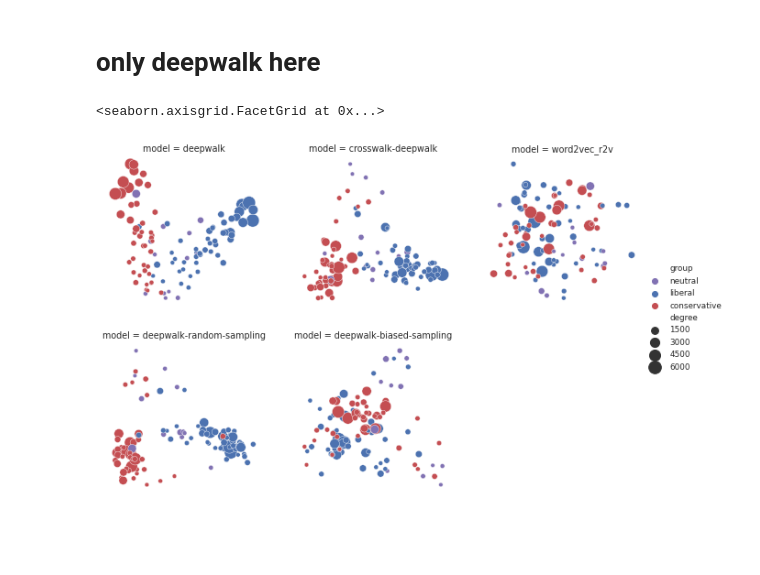
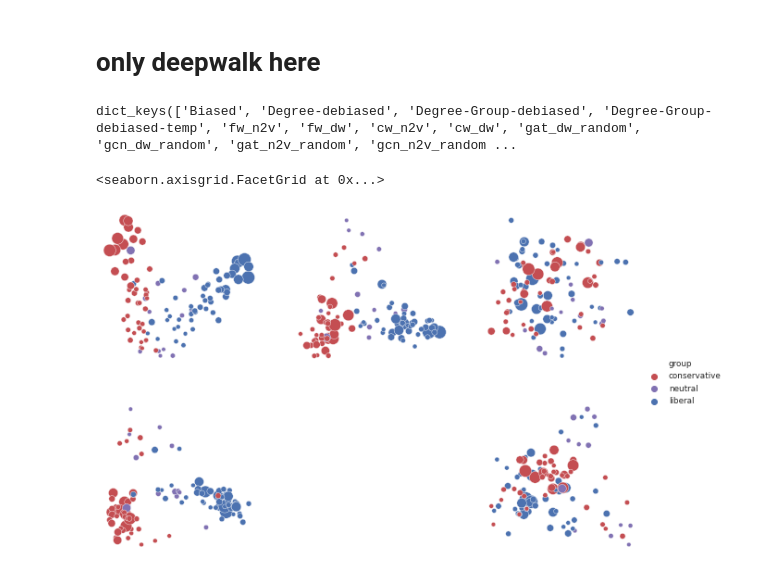
Before and after one commit to thunderock/residual2vec_, a Jupyter notebook: notebooks/PLOTS/demonstration.ipynb, the cells around one changed output. Cells and saved outputs as stored; diff of their text form; code cells hidden in the pictures; blank space fills up the shorter version.

Commit message:
need to update manu

```diff
--- a/notebooks/PLOTS/demonstration.ipynb
+++ b/notebooks/PLOTS/demonstration.ipynb
@@ -83,13 +83,17 @@ Extracting /tmp/ashutiwa/polbooks.zip
 [figure]
 # %% [markdown]
 # only deepwalk here
+# %%
+embs.keys()
+# %% [output]
+dict_keys(['Biased', 'Degree-debiased', 'Degree-Group-debiased', 'Degree-Group-debiased-temp', 'fw_n2v', 'fw_dw', 'cw_n2v', 'cw_dw', 'gat_dw_random', 'gcn_dw_random', 'gat_n2v_random', 'gcn_n2v_random ...
 # %%
 plot_data_all = []
 
 # deg = np.array(A.sum(axis=0)).reshape(-1)
 row = 0
-ordered = ['Biased', 'cw_dw', 'Degree-Group-debiased', 'gat_dw_random', 'gat_dw_r2v', ] # 'gat_n2v_random', 'gat_n2v_r2v',
-# keys = ['fw_dw', 'cw_dw']
+ordered_ = ['Biased', 'cw_dw', 'Degree-Group-debiased', 'gat_dw_random', 'gat_n2v_r2v', 'gat_dw_r2v', ]
+
 mp = {'Biased': 'deepwalk',
     'gat_n2v_random': 'gat-node2vec-random-sampling', 'gat_n2v_r2v': 'gat-node2vec-biased-sampling',
     'gat_dw_random': 'deepwalk-random-sampling', 'gat_dw_r2v': 'deepwalk-biased-sampling',
@@ -99,10 +103,10 @@ mp = {'Biased': 'deepwalk',
 # mp = {
 #     'gat_dw_random': 'biased', 'gat_dw_r2v': 'unbiased', 'Biased': 'biased', 'cw_dw': 'unbiased'
 # }
-for idx, k in enumerate(ordered):
-    if k not in keys: continue
+for idx, k in enumerate(ordered_):
+#     if k not in keys: continue
     emb = embs[k]
-
+#     print(k)
     xy = PCA(n_components=2).fit_transform(emb)
     plot_data_all += [
         pd.DataFrame(
@@ -127,32 +131,38 @@ sns.set_style("ticks")
 
 g = sns.FacetGrid(
     data=plot_data_all,
 #     row="row",
     col='model',
     sharex=False,
     sharey=False,
     col_wrap=3
 
 )
 
 
 cmap = sns.color_palette()
 colors = {'liberal': cmap[0], 'conservative': cmap[3], 'neutral': cmap[4]}
 g.map(sns.scatterplot, "x", "y", "group", "degree", sizes=(20, 200), palette = colors)
 # g.fig.suptitle("WORD2VEC")
 # g.axes[0, 0].legend()
 
 
 for (i,j,k), data in g.facet_data():
 
     ax = g.facet_axis(i, j)
+    # need to see a better way of removing title
+    ax.set_title("")
     ax.set_axis_off()
     h,l = ax.get_legend_handles_labels()
+#     print(i, j)
+    # removing fifth plot
+    if j == 4: ax.remove()
 #     ax.legend(h[0:4],l[0:4],bbox_to_anchor=(1.05, 1), loc=2, borderaxespad=0., fontsize=5)
 #     print(h, l)
 
 
-g.add_legend()
+g.add_legend(legend_data={i: g._legend_data[i] for i in ['group', 'conservative', 'neutral', 'liberal']})
+# plt.legend(labels=['legendEntry1', 'legendEntry2', 'legendEntry3'])
 # %% [output]
 <seaborn.axisgrid.FacetGrid at 0x...>
-[figure, old version]
+[figure, new version]
```
Also changed, not shown: 1 other file.
